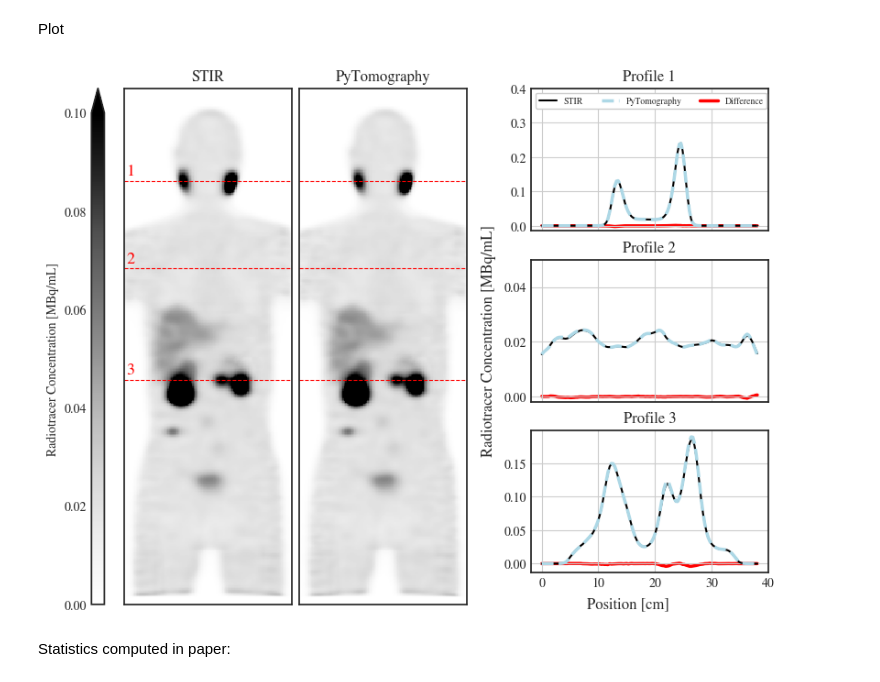
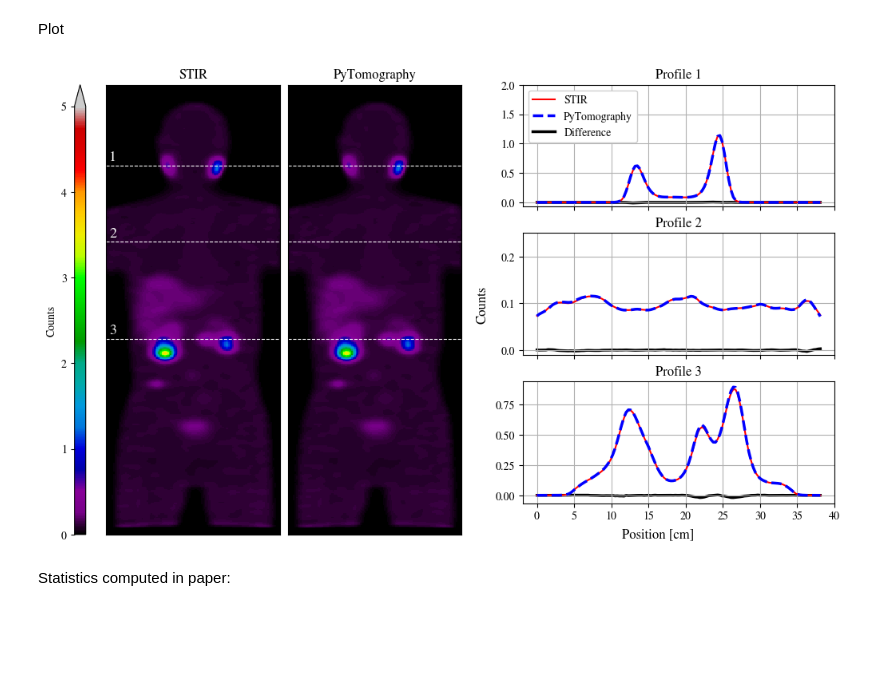
Before and after one commit to qurit/PyTomography_paper_code, a Jupyter notebook: validation_simind.ipynb, the cells around one changed output. Cells and saved outputs as stored; diff of their text form; code cells hidden in the pictures; blank space fills up the shorter version.

```diff
--- a/validation_simind.ipynb
+++ b/validation_simind.ipynb
@@ -3,13 +3,12 @@
 # %%
 import os
 import numpy as np
-from pytomography.algorithms import BSREM
+from pytomography.algorithms import BSREM, OSEM
 from pytomography.io.SPECT import simind
 from pytomography.transforms import SPECTAttenuationTransform, SPECTPSFTransform
 from pytomography.projectors import SPECTSystemMatrix
 from torchmetrics.image import StructuralSimilarityIndexMeasure
 import matplotlib.pyplot as plt
-plt.style.use('seaborn-white')
 import matplotlib
 matplotlib.rcParams['mathtext.fontset'] = 'stix'
 matplotlib.rcParams['font.family'] = 'STIXGeneral'
@@ -63,16 +47,16 @@ system_matrix = SPECTSystemMatrix(
             object_meta = object_meta,
             proj_meta = proj_meta,
             n_parallel=15)
-reconstruction_algorithm = OSEMBSR(
+reconstruction_algorithm = OSEM(
             projections = photopeak,
             system_matrix = system_matrix)
 reconstructed_object = reconstruction_algorithm(n_iters=2, n_subsets=8)
-reconstructed_object = reconstructed_object[0].cpu().numpy() * calib
+reconstructed_object = reconstructed_object[0].cpu().numpy() #* calib
 # %% [markdown]
 2. Open reconstructed STIR file (obtained using `OSMAPOSL recon.par` in `test_files` folder)
 # %%
 reconstructed_object_stir = np.fromfile(os.path.join(datapath, 'simind', 'OSEM_16.v'), dtype=np.float32)
-reconstructed_object_stir = np.transpose(reconstructed_object_stir.reshape(384,128,128)[::-1,::-1,::-1], (2,1,0)) * calib
+reconstructed_object_stir = np.transpose(reconstructed_object_stir.reshape(384,128,128)[::-1,::-1,::-1], (2,1,0)) #* calib
 # %% [markdown]
 Slices and profile indices
 # %%
@@ -89,9 +73,9 @@ def plot_differences(ax,l, uppery=None, lowery=None):
     stir = reconstructed_object_stir[:,64,l]
     pytomo = reconstructed_object[:,64,l]
     diff = stir - pytomo
-    ax.plot(np.arange(128)*0.3,stir, marker='', ls='-', lw=1.5, color='k', label='STIR')
-    ax.plot(np.arange(128)*0.3,pytomo, marker='', ls='--', lw=2.5, color='lightblue', label='PyTomography')
-    ax.plot(np.arange(128)*0.3,diff, marker='', ls='-', lw=2.5, color='r', label='Difference', zorder=-10000)
+    ax.plot(np.arange(128)*0.3,stir, marker='', ls='-', lw=1.5, color='r', label='STIR')
+    ax.plot(np.arange(128)*0.3,pytomo, marker='', ls='--', lw=2.5, color='blue', label='PyTomography')
+    ax.plot(np.arange(128)*0.3,diff, marker='', ls='-', lw=2.5, color='k', label='Difference', zorder=-10000)
     #ax.plot(np.arange(128)*0.3,np.abs(reconstructed_object[:,s,l]-reconstructed_object_stir[:,s,l])*100, ls='dotted', color='dimgrey', label='Difference (x100)')
     #plt.plot(delta[:,64,l])
     ax.grid()
@@ -102,11 +86,11 @@ def plot_object(ob, ax, add_text=False, mode='color'):
     if mode=='color':
         tcol = 'white'
         cmap = 'nipy_spectral'
-        vmax = 1
+        vmax = 5
     elif mode=='bw':
         tcol = 'red'
         cmap = 'Greys'
-        vmax = 0.1
+        vmax = 0.5
     im = ax.pcolormesh(ob[:,64].T, cmap=cmap, vmax=vmax)
     ax.axhline(l1, ls='--', color=tcol, lw=0.8)
     ax.axhline(l2, ls='--', color=tcol, lw=0.8)
@@ -123,29 +107,29 @@ def plot_object(ob, ax, add_text=False, mode='color'):
 # %% [markdown]
 Plot
 # %%
-mode = 'bw'
-fig = plt.figure(constrained_layout=True, figsize=(8,6))
-(subfig_l, subfig_r) = fig.subfigures(nrows=1, ncols=2, width_ratios=(0.85,0.6))
+mode = 'color'
+fig = plt.figure(constrained_layout=True, figsize=(10,6))
+(subfig_l, subfig_r) = fig.subfigures(nrows=1, ncols=2, width_ratios=(0.85,0.75))
 axes_l = subfig_l.subplots(nrows=1, ncols=2)
 axes_l[0].set_title('STIR')
 axes_l[1].set_title('PyTomography')
 im = plot_object(reconstructed_object_stir, axes_l[0], add_text=True, mode=mode)
 im = plot_object(reconstructed_object, axes_l[1], mode=mode)
-subfig_l.colorbar(im, ax=axes_l, location='left', label='Radiotracer Concentration [MBq/mL]', extend='max', aspect=40)
+subfig_l.colorbar(im, ax=axes_l, location='left', label='Counts', extend='max', aspect=40)
 axes_r = subfig_r.subplots(nrows=3, ncols=1, sharex=True)
 plot_differences(axes_r[0],l3)
 axes_r[0].set_title('Profile 1')
-axes_r[0].set_ylim(top=0.4)
-axes_r[0].legend(loc='upper left', facecolor='white', framealpha=1, frameon=True, fontsize=7, ncol=3)
-plot_differences(axes_r[1],l2, uppery=0.05, lowery=-0.002)
+axes_r[0].set_ylim(top=2)
+axes_r[0].legend(loc='upper left', facecolor='white', framealpha=1, frameon=True, fontsize=10)
+plot_differences(axes_r[1],l2, uppery=0.25, lowery=-0.01)
 axes_r[1].set_title('Profile 2')
 plot_differences(axes_r[2],l1)
 axes_r[2].set_title('Profile 3')
 subfig_r.supxlabel('Position [cm]')
-subfig_r.supylabel('Radiotracer Concentration [MBq/mL]')
-plt.savefig('images/figure2.jpg', dpi=300)
+subfig_r.supylabel('Counts')
+plt.savefig('images/figure7.jpg', dpi=300)
 # %% [output]
-[figure, old version]
+[figure, new version]
 # %% [markdown]
 Statistics computed in paper:
 # %%
```
Also changed, not shown: parts of 6 cells of this notebook, 5 other files.
